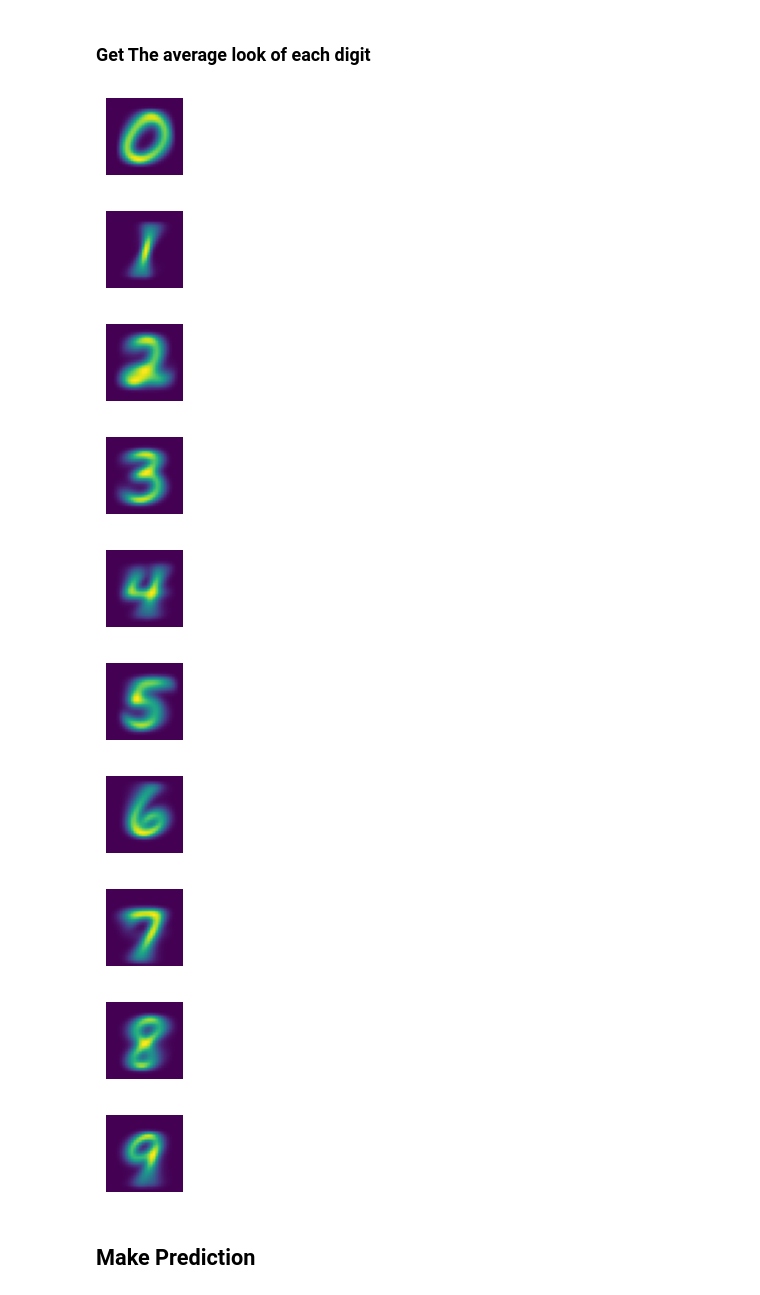
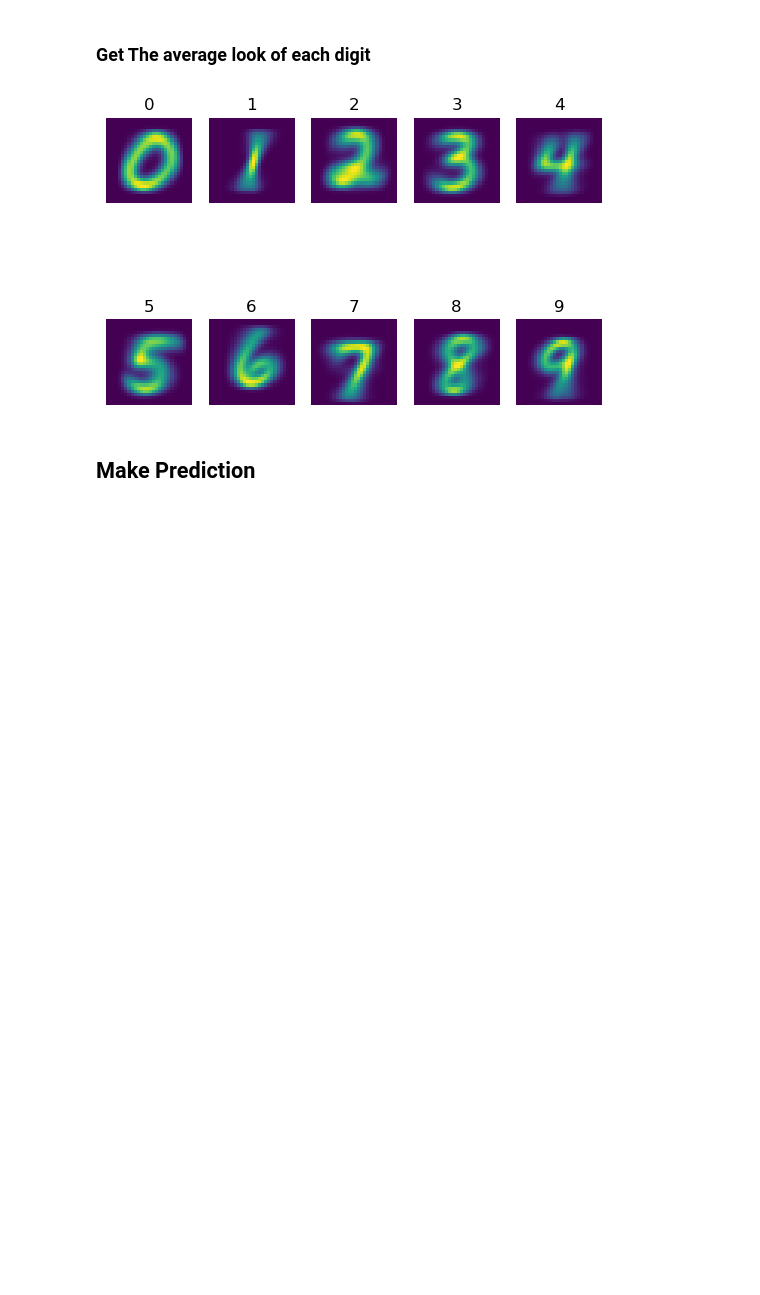
Before and after one commit to mekbibisdone/digit-recogniser, a Jupyter notebook: digit-recogniser.ipynb, the cells around one changed output. Saved outputs shown, nothing was run; the diff lists cells and outputs as text; code cells hidden in the pictures; blank space fills up the shorter version.

```diff
--- a/digit-recogniser.ipynb
+++ b/digit-recogniser.ipynb
@@ -13,9 +14,9 @@ path.ls()
 # %% [markdown]
 ### Define training dataset
 # %%
-train_paths = [(path/f'training/{num}').ls().sorted() for num in range(data_set_length)]
-train_tensors = [[tensor(Image.open(im)) for im in path] for path in train_paths]
-train_stacked_digits = [torch.stack(tensors).float()/255 for tensors in train_tensors]
+training_paths = [(path/f'training/{num}').ls().sorted() for num in range(data_set_length)]
+training_tensors = [[tensor(Image.open(im)) for im in path] for path in training_paths]
+training_stacked_digits = [torch.stack(tensors)/255 for tensors in training_tensors]
 # %% [markdown]
 ### Define testing dataset
 # %%
@@ -28,21 +33,14 @@ test_stacked_digits = [torch.stack(tensors).float()/255 for tensors in test_tens
 ### Get The average look of each digit
 # %%
 empty_lists = [[] for _ in range(data_set_length)]
-mean_list = [train_set.mean(0) for train_set in train_stacked_digits]
+mean_list = [train_set.mean(0) for train_set in training_stacked_digits]
 # %%
-for mean in mean_list:
-    show_image(mean)
+fig, ax = plt.subplots(nrows=2, ncols=5)
+for i in range(0, 5):
+  show_image(mean_list[i], ax=ax[0][i], title=i)
+  show_image(mean_list[i+5], ax=ax[1][i], title=i+5)
 # %% [output]
-[figure, old version]
+[figure, new version]
-[figure, removed]
-[figure, removed]
-[figure, removed]
-[figure, removed]
-[figure, removed]
-[figure, removed]
-[figure, removed]
-[figure, removed]
-[figure, removed]
 # %% [markdown]
 ## Make Prediction
 # %%
```
Also changed, not shown: parts of 17 cells of this notebook, 1 other file.
